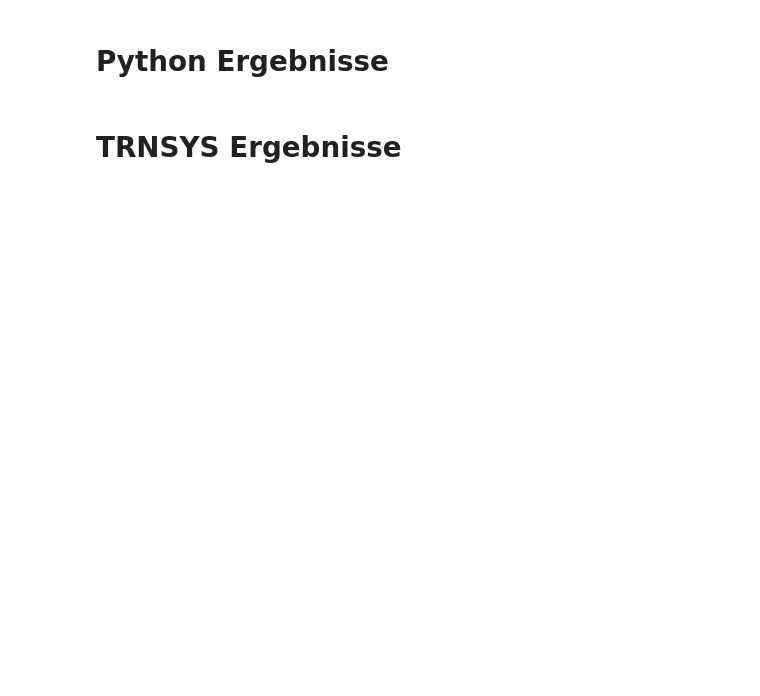
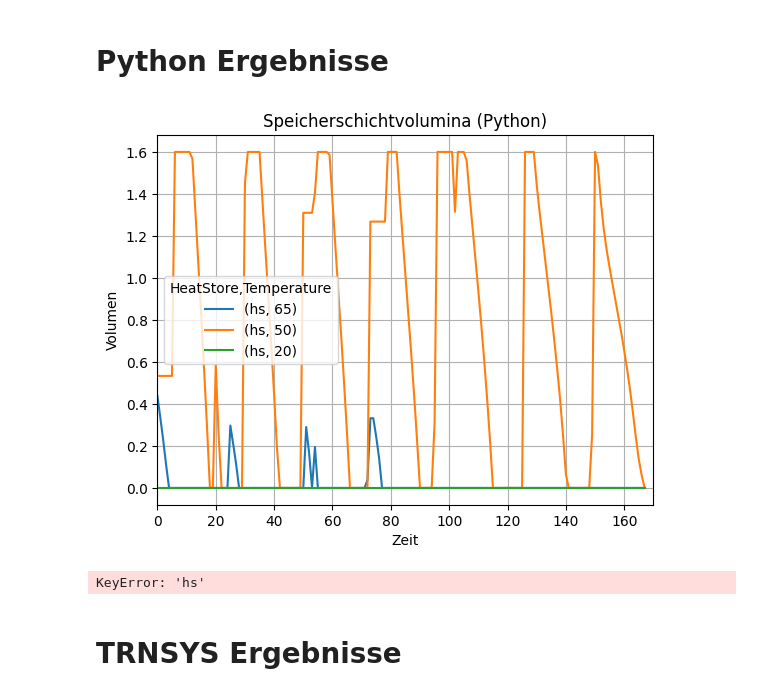
Before and after one commit to choffma8/masterprojektWaermespeicher, a Jupyter notebook: konstanterTemperaturspeicher.ipynb, the cells around one changed output. Drawn from its saved outputs; the diff is of its cells as text; code cells hidden in the pictures; blank space fills up the shorter version.

```diff
--- a/konstanterTemperaturspeicher.ipynb
+++ b/konstanterTemperaturspeicher.ipynb
@@ -54,7 +54,6 @@ aussentemperatur.plot()
 Store_height = 2 #m
 Store_base = 0.8 #m²
 V_layer = (Store_height * Store_base) / 3
-
 
 T_Warmwasser = 55
 
@@ -63,7 +62,7 @@ HP_power = 20 #kW Wärmepumpenleistung
 
 #Strom
 grid_cost = 0.35 # €/kWh Kosten für Netzstrombezug
-grid_power = 10000000 #kW Hausanschluss Leistung
+grid_power = np.inf #kW Hausanschluss Leistung
 # %%
 V_layer
 # %% [output]
@@ -71,8 +80,6 @@ V_layer
 # %%
-# Vorlauftemperatur für Heizsystem
-T_at_0 = 52  #°C Vorlauftemperatur bei Außentemperatur 0°C
-T_gradient = 1  #°C/°C Steigung der Heizkurve
+# Berechnung der Rücklauftemperatur
 
-T_flow = ph.physics.flow_temperature(T_at_0, T_gradient, aussentemperatur)
-T_flow.plot()
+t_flow_return = T_flow - 10
+t_flow_return
 # %% [output]
@@ -83,7 +101,6 @@ T_flow.plot()
 # %%
 # Aufbau des Modells
 n = ph.HeatNetwork()
-
 n.set_snapshots(input_data.index)
 
 n.add("Bus",
@@ -111,9 +128,9 @@ n.add('HeatStore',
       base=Store_base,
       cyclic=False,
       U_wall=0,
-      T_layer = [55, 50, 45],
-      #V_initial = [0],  # Volumen in den Schichten m³
-      T_return = 45 # Rücklauftemperatur des Heizsystems, °C
+      V_initial = [V_layer, V_layer, V_layer],  # Volumen in den Schichten m³
+      T_layer = [65,50,t_flow_return],  # Beispieltemperaturen für die Schichten
+      T_return = t_flow_return # Rücklauftemperatur des Heizsystems, °C
 )
 
 # Hinzufügen einer Wärmepumpe an den Wärmespeicher
@@ -124,6 +141,7 @@ n.add('HeatPump',
       heat_store = 'hs',
       T_source = input_data['temp'],
       T_max = 65,        # max. lieferbare Temperatur der WP
+      #T_sink = T_at_0,
       heat_source = 'air'
 )
 
@@ -193,12 +364,14 @@ heatstore_daten=n.heat_stores_t.T
 # %%
-n.heat_stores_t.T.plot()
-plt.title('Speicherschichttemperaturen (Python)')
+n.heat_stores_t.V.plot()
+plt.title('Speicherschichtvolumina (Python)')
 plt.xlabel('Zeit')
-plt.ylabel('Temperatur')
+plt.ylabel('Volumen')
 plt.xlim(0, 170)
 plt.grid()
 plt.savefig('Outputs/py_speicherschichten.png')
 plt.show()
+# %% [output]
+[figure, added]
 # %%
 #Zuordnung der Ergebnisse aus dem Modell
 #WP-Daten
@@ -218,6 +391,8 @@ plt.xlim(0, 170)
 plt.grid()
 plt.savefig('Outputs/py_speicherschichten_m.png')
 plt.show()
+# %% [output]
+KeyError: 'hs'
 # %%
 # Berechnung der Kosten für den Netzbezug durch die Wärmepumpe
 cost_grid = p_elec * grid_cost
```
Also changed, not shown: parts of 13 cells of this notebook.
